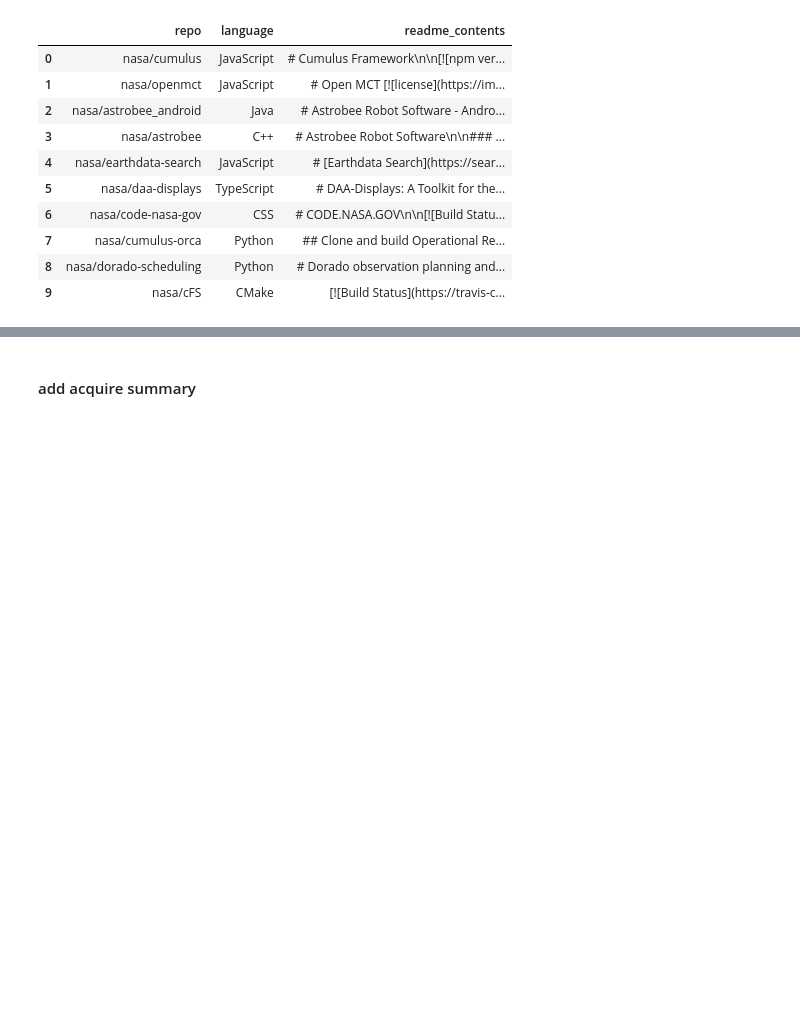
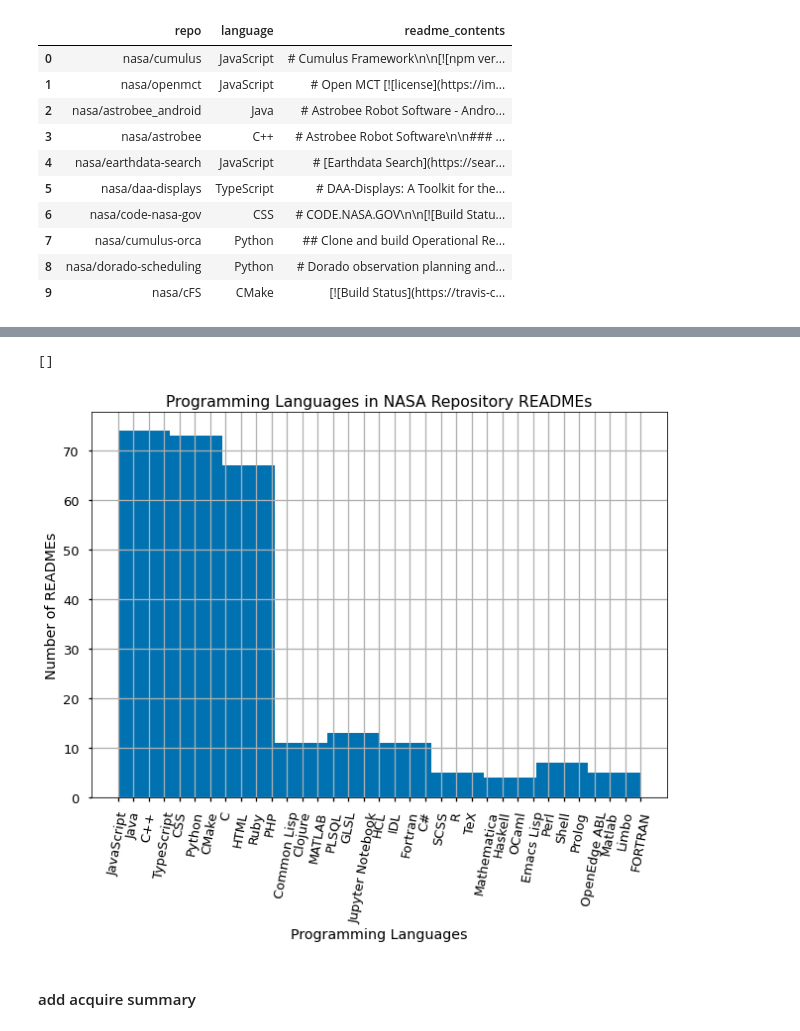
Before and after one commit to segovialori/NASA_programming_languages, a Jupyter notebook: clean.ipynb, the cells around one changed output, grey strips where cells are left out. Saved outputs shown, nothing was run; the diff lists cells and outputs as text; code cells hidden in the pictures; blank space fills up the shorter version.

```diff
--- a/clean.ipynb
+++ b/clean.ipynb
@@ -15,6 +15,11 @@ import unicodedata
 import nltk
 from nltk.tokenize.toktok import ToktokTokenizer
 from nltk.corpus import stopwords
+
+import matplotlib.style as style
+style.available
+style.use('seaborn-talk') #sets the size of the charts
+style.use('seaborn-colorblind') #sets color of charts
 # %% [markdown]
 ### Acquire
 # %%
@@ -87,3 +98,14 @@ dtype: int64
+# %%
+#histograms of different programming languages used
+df.language.hist()
+plt.title('Programming Languages in NASA Repository READMEs')
+plt.xlabel('Programming Languages')
+plt.ylabel('Number of READMEs')
+plt.xticks(rotation = 80)
+plt.plot()
+# %% [output]
+[]
+[figure, added]
 # %% [markdown]
 #### add acquire summary
 # %% [markdown]
```
Also changed, not shown: parts of 11 cells of this notebook.
